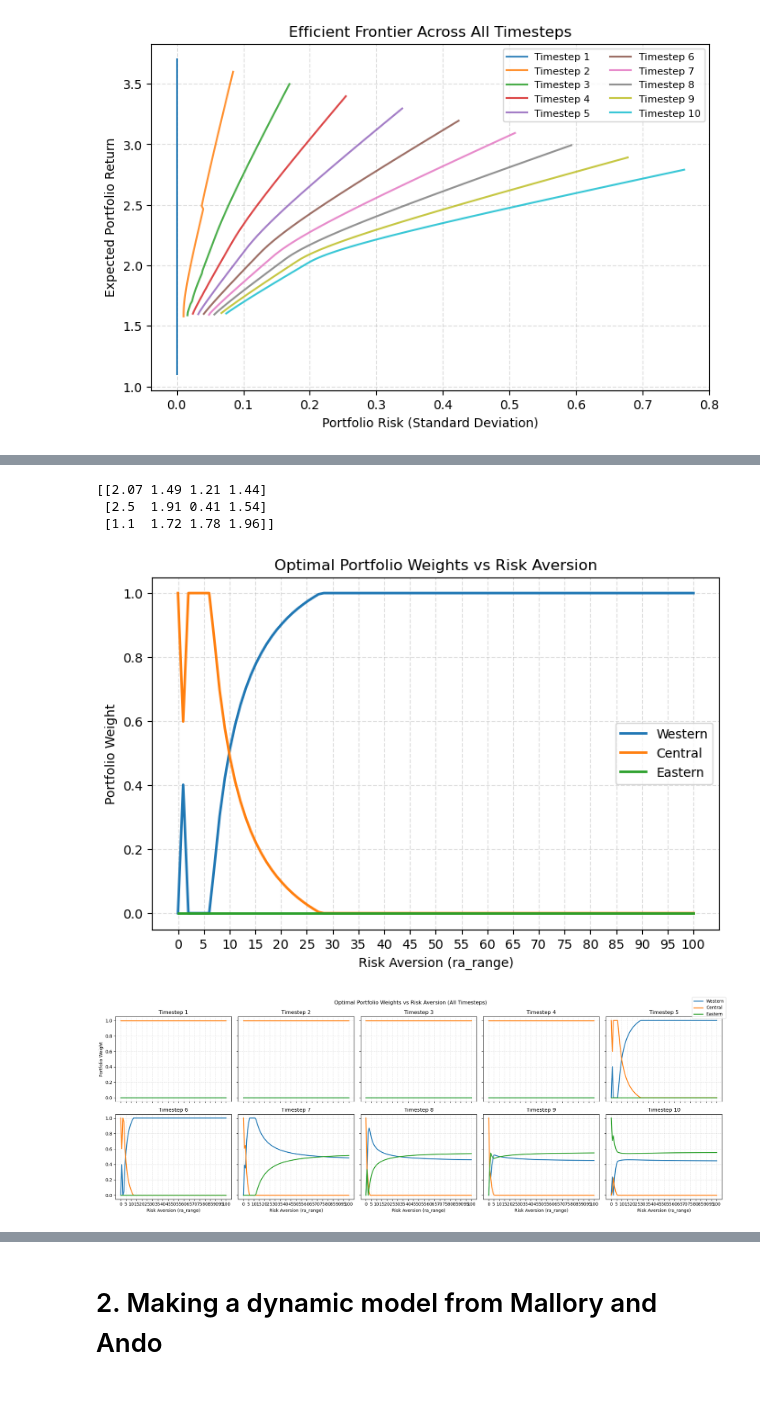
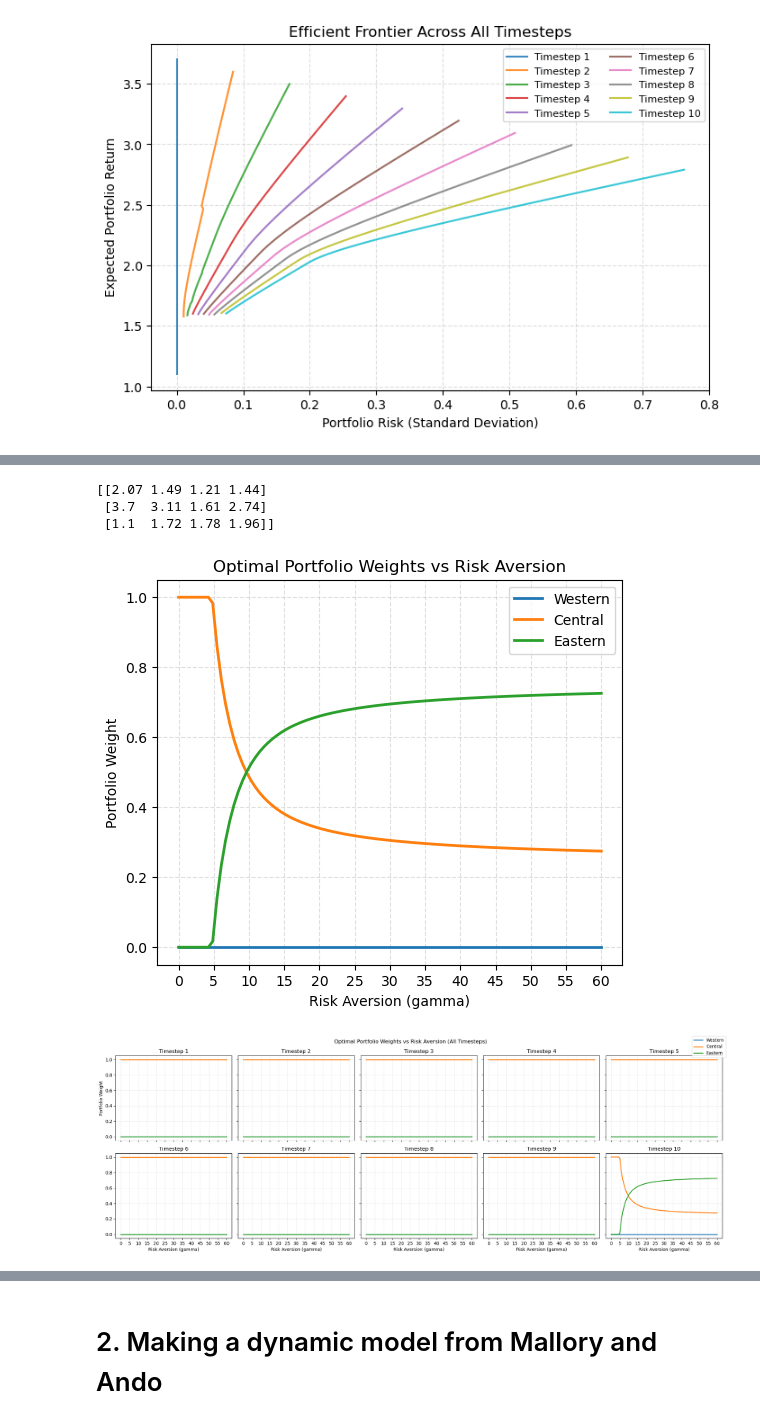
Before and after one commit to hyunseoky9/pilot, a Jupyter notebook: prairie_pothole_ex copy.ipynb, the cells around one changed output, grey strips where cells are left out. Saved outputs shown, nothing was run; the diff lists cells and outputs as text; code cells hidden in the pictures; blank space fills up the shorter version.

```diff
--- a/prairie_pothole_ex copy.ipynb
+++ b/prairie_pothole_ex copy.ipynb
@@ -204,6 +204,21 @@ fig.legend(regions, loc='upper right')
 plt.suptitle('Portfolio Shares by Region vs Portfolio Risk (All Timesteps)')
 plt.tight_layout()
 plt.show()
+# plot just the last step
+plt.figure(figsize=(6, 5))
+frontier_last = all_frontiers[-1]
+weights_last = np.array(all_weights[-1])
+
+for r, region in enumerate(regions):
+    plt.plot(frontier_last[:, 1], weights_last[:, r], linewidth=2, label=region)
+
+plt.xlabel('Portfolio Risk (Standard Deviation)')
+plt.ylabel('Portfolio Share')
+plt.title('Portfolio Shares by Region vs Portfolio Risk')
+plt.ylim(0, 1)
+plt.grid(True, which='major', linestyle='--', alpha=0.4)
+plt.legend()
+plt.show()
 # %% [output]
 [[2.07 1.49 1.21 1.44]
  [2.6  2.01 0.51 1.64]
@@ -214,7 +231,7 @@ from utilitysolver import utilitysolver
 import numpy as np
 import matplotlib.pyplot as plt
 # load ando data
-central_adjustment = 1.2
+central_adjustment = 0
 baseline_returns = np.array([
     [2.07, 1.49, 1.21, 1.44],  # Western
     [3.70, 3.11, 1.61, 2.74],  # Central
@@ -233,10 +250,10 @@ for t in range(1, timesteps - 1):
     multi_timestep_returns[t] = historical_col + (baseline_returns - historical_col) * t / (timesteps - 1)
 
 
-ra_range = np.linspace(0, 100, 100)
+ra_range = np.linspace(0, 60, 100)
 weights_over_ra = []
 max_u_over_ra = []
-selected_timestep = 4
+selected_timestep = 10 - 1  # zero-based index for the last timestep
 
 for ra in ra_range:
     solver = utilitysolver(risk_aversion=ra)
@@ -253,7 +270,7 @@ weights_over_ra = np.array(weights_over_ra)  # shape: (len(ra_range), 3)
 max_u_over_ra = np.array(max_u_over_ra)    # shape: (len(ra_range),)
 regions = ['Western', 'Central', 'Eastern']
 
-plt.figure(figsize=(8, 5))
+plt.figure(figsize=(6, 5))
 for i, region in enumerate(regions):
     plt.plot(ra_range, weights_over_ra[:, i], linewidth=2, label=region)
 
@@ -262,7 +279,7 @@ x_min = np.floor(ra_range.min() / 5) * 5
 x_max = np.ceil(ra_range.max() / 5) * 5
 plt.xticks(np.arange(x_min, x_max + 5, 5))
 
-plt.xlabel('Risk Aversion (ra_range)')
+plt.xlabel('Risk Aversion (gamma)')
 plt.ylabel('Portfolio Weight')
 plt.title('Optimal Portfolio Weights vs Risk Aversion')
 plt.grid(True, which='major', linestyle='--', alpha=0.4)
@@ -286,37 +303,37 @@ fig, axes = plt.subplots(
     n_rows,
     n_cols,
     figsize=(4 * n_cols, 3.5 * n_rows),
     sharex=True,
     sharey=True
     )
 axes = np.atleast_1d(axes).ravel()
 
 for t_idx in range(n_steps):
     ax = axes[t_idx]
     for i, region in enumerate(regions):
         ax.plot(ra_range, all_weights_over_ra[t_idx, :, i], linewidth=2, label=region)
     ax.set_title(f'Timestep {t_idx + 1}')
     ax.set_xticks(np.arange(x_min, x_max + 5, 5))
     ax.grid(True, which='major', linestyle='--', alpha=0.35)
 
 for ax in axes[n_steps:]:
     ax.set_visible(False)
 
 axes[0].set_ylabel('Portfolio Weight')
 for ax in axes[-n_cols:]:
     if ax.get_visible():
-        ax.set_xlabel('Risk Aversion (ra_range)')
+        ax.set_xlabel('Risk Aversion (gamma)')
 
 fig.legend(regions, loc='upper right')
 plt.suptitle('Optimal Portfolio Weights vs Risk Aversion (All Timesteps)')
 plt.tight_layout()
 plt.show()
 # %% [output]
 [[2.07 1.49 1.21 1.44]
- [2.5  1.91 0.41 1.54]
+ [3.7  3.11 1.61 2.74]
  [1.1  1.72 1.78 1.96]]
-[figure, old version]
+[figure, new version]
-[figure, old version]
+[figure, new version]
 # %%
 from utilitysolver2 import utilitysolver
 import numpy as np
```
Also changed, not shown: parts of 11 cells of this notebook, 8 other files.
